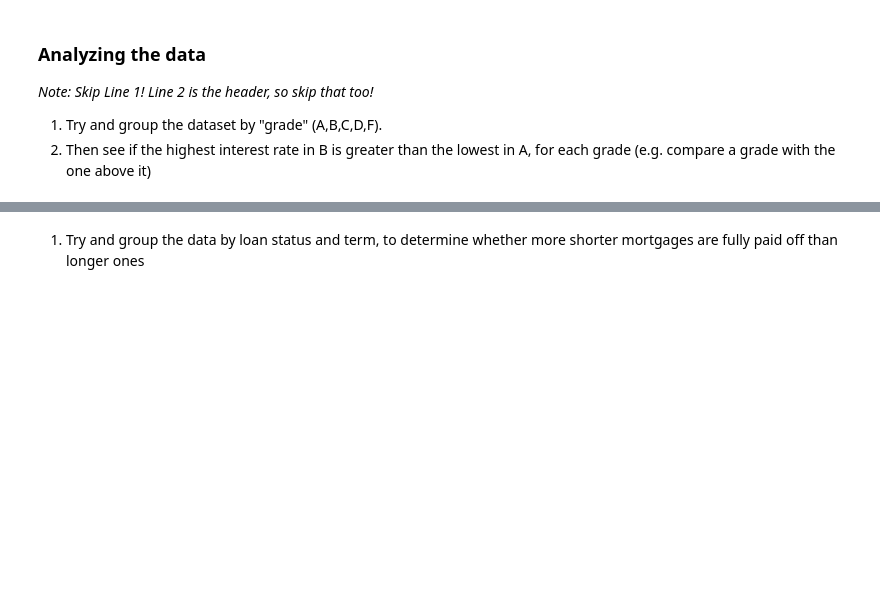
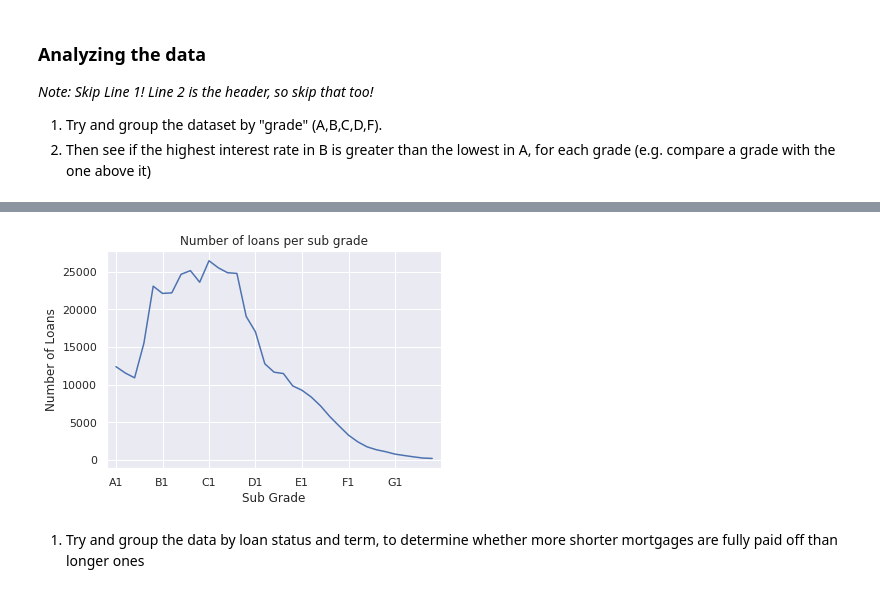
Before and after one commit to nswarr/python-data-analysis-crash-course, a Jupyter notebook: 01-Pandas/Chapter 5.ipynb, the cells around one changed output, grey strips where cells are left out. Cells and saved outputs as stored; diff of their text form; code cells hidden in the pictures; blank space fills up the shorter version.

```diff
--- a/01-Pandas/Chapter 5.ipynb
+++ b/01-Pandas/Chapter 5.ipynb
@@ -14,2 +74,12 @@ I've added a column reference here: https://github.com/jobelenus/python-data-ana
+# %%
+g = sns.lineplot(data=data[("int_rate","count")])
+g.set_xlim(-1,35)
+g.set(xticks=[0,5,10,15,20,25,30,35])
+g.set(xticklabels=data[("sub_grade","")][0::5])
+g.set(title="Number of loans per sub grade")
+g.set(xlabel="Sub Grade", ylabel="Number of Loans")
+plt.show()
+# %% [output]
+[figure, added]
 # %% [markdown]
 1. Try and group the data by loan status and term, to determine whether more shorter mortgages are fully paid off than longer ones
```
Also changed, not shown: parts of 10 cells of this notebook.
